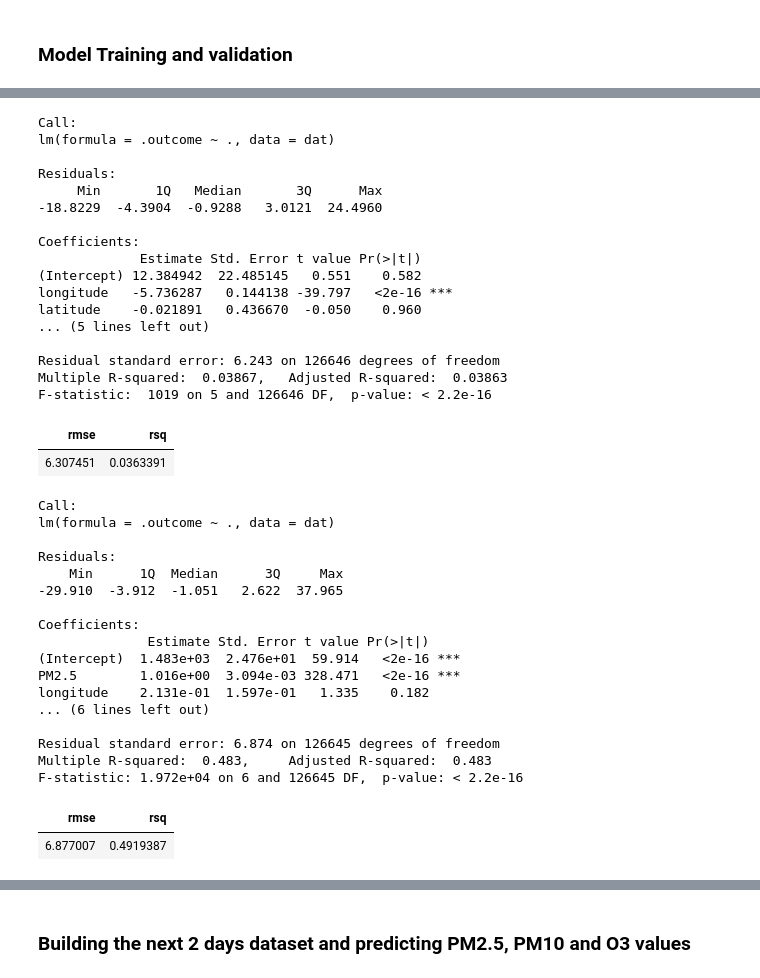
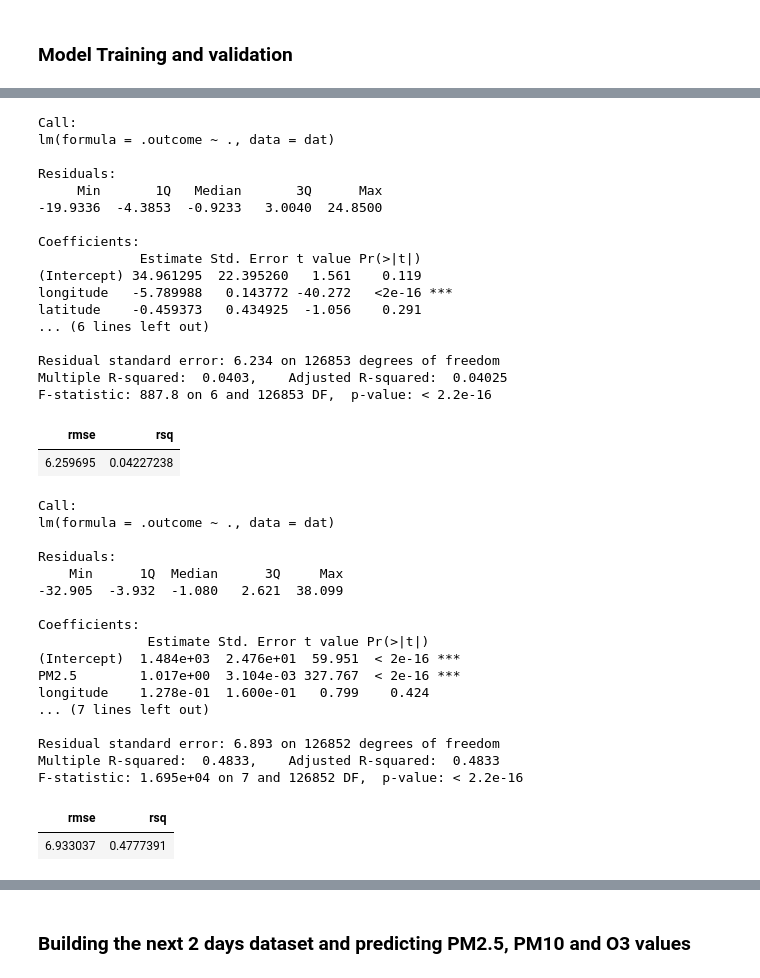
Before and after one commit to KelseyFertakis/DS420_Factoria, a Jupyter notebook: VM_London_Submission.ipynb, the cells around one changed output, grey strips where cells are left out. Drawn from its saved outputs; the diff is of its cells as text; code cells hidden in the pictures.

```diff
--- a/VM_London_Submission.ipynb
+++ b/VM_London_Submission.ipynb
@@ -566,34 +606,34 @@ str(test_ld)
  $ longitude     : num  -0.126 -0.126 -0.126 -0.126 -0.126 ...
 # %%
 # Predicting PM2.5 using stationId, hour, month and weekend variables
-PM2.5_ld_formula <- as.formula("PM2.5 ~ longitude + latitude + hour + month + weekend")
+PM2.5_ld_formula <- as.formula("PM2.5 ~ longitude + latitude + hour + month + weekend + holiday")
 PM2.5_ld_model <- train(PM2.5_ld_formula, data = train_ld, method = "lm" )
 summary(PM2.5_ld_model)
 test_ld$PM2.5_pred <- predict(PM2.5_ld_model, test_ld)
 metrics(test_ld, truth = PM2.5, estimate = PM2.5_pred)
 # %% [output]
 Call:
 lm(formula = .outcome ~ ., data = dat)
 
 Residuals:
      Min       1Q   Median       3Q      Max
--18.8229  -4.3904  -0.9288   3.0121  24.4960
+-19.9336  -4.3853  -0.9233   3.0040  24.8500
 
 Coefficients:
              Estimate Std. Error t value Pr(>|t|)
-(Intercept) 12.384942  22.485145   0.551    0.582
-longitude   -5.736287   0.144138 -39.797   <2e-16 ***
-latitude    -0.021891   0.436670  -0.050    0.960
-... (5 lines left out)
+(Intercept) 34.961295  22.395260   1.561    0.119
+longitude   -5.789988   0.143772 -40.272   <2e-16 ***
+latitude    -0.459373   0.434925  -1.056    0.291
+... (6 lines left out)
 
-Residual standard error: 6.243 on 126646 degrees of freedom
-Multiple R-squared:  0.03867,   Adjusted R-squared:  0.03863
-F-statistic:  1019 on 5 and 126646 DF,  p-value: < 2.2e-16
+Residual standard error: 6.234 on 126853 degrees of freedom
+Multiple R-squared:  0.0403,    Adjusted R-squared:  0.04025
+F-statistic: 887.8 on 6 and 126853 DF,  p-value: < 2.2e-16
 | rmse | rsq |
-| 6.307451 | 0.0363391 |
+| 6.259695 | 0.04227238 |
 # %%
 # Predicting PM10 using stationId, hour, month, weekend variables along with previously predicted PM2.5
-PM10_ld_formula <- as.formula("PM10 ~ PM2.5 + longitude + latitude + hour + month + weekend")
+PM10_ld_formula <- as.formula("PM10 ~ PM2.5 + longitude + latitude + hour + month + weekend + holiday")
 PM10_ld_model <- train(PM10_ld_formula, data = train_ld, method = "lm" )
 summary(PM10_ld_model)
 test_ld$PM10_pred <- predict(PM10_ld_model, test_ld)
@@ -604,19 +644,19 @@ lm(formula = .outcome ~ ., data = dat)
 
 Residuals:
     Min      1Q  Median      3Q     Max
--29.910  -3.912  -1.051   2.622  37.965
+-32.905  -3.932  -1.080   2.621  38.099
 
 Coefficients:
               Estimate Std. Error t value Pr(>|t|)
-(Intercept)  1.483e+03  2.476e+01  59.914   <2e-16 ***
-PM2.5        1.016e+00  3.094e-03 328.471   <2e-16 ***
-longitude    2.131e-01  1.597e-01   1.335    0.182
-... (6 lines left out)
+(Intercept)  1.484e+03  2.476e+01  59.951  < 2e-16 ***
+PM2.5        1.017e+00  3.104e-03 327.767  < 2e-16 ***
+longitude    1.278e-01  1.600e-01   0.799    0.424
+... (7 lines left out)
 
-Residual standard error: 6.874 on 126645 degrees of freedom
-Multiple R-squared:  0.483,     Adjusted R-squared:  0.483
-F-statistic: 1.972e+04 on 6 and 126645 DF,  p-value: < 2.2e-16
+Residual standard error: 6.893 on 126852 degrees of freedom
+Multiple R-squared:  0.4833,    Adjusted R-squared:  0.4833
+F-statistic: 1.695e+04 on 7 and 126852 DF,  p-value: < 2.2e-16
 | rmse | rsq |
-| 6.877007 | 0.4919387 |
+| 6.933037 | 0.4777391 |
 # %%
 # Predicting O3 using stationId, hour, month, weekend variables along with previously predicted PM2.5, PM10 and O3 variables
```
Also changed, not shown: parts of 26 cells of this notebook, 1 other file.
